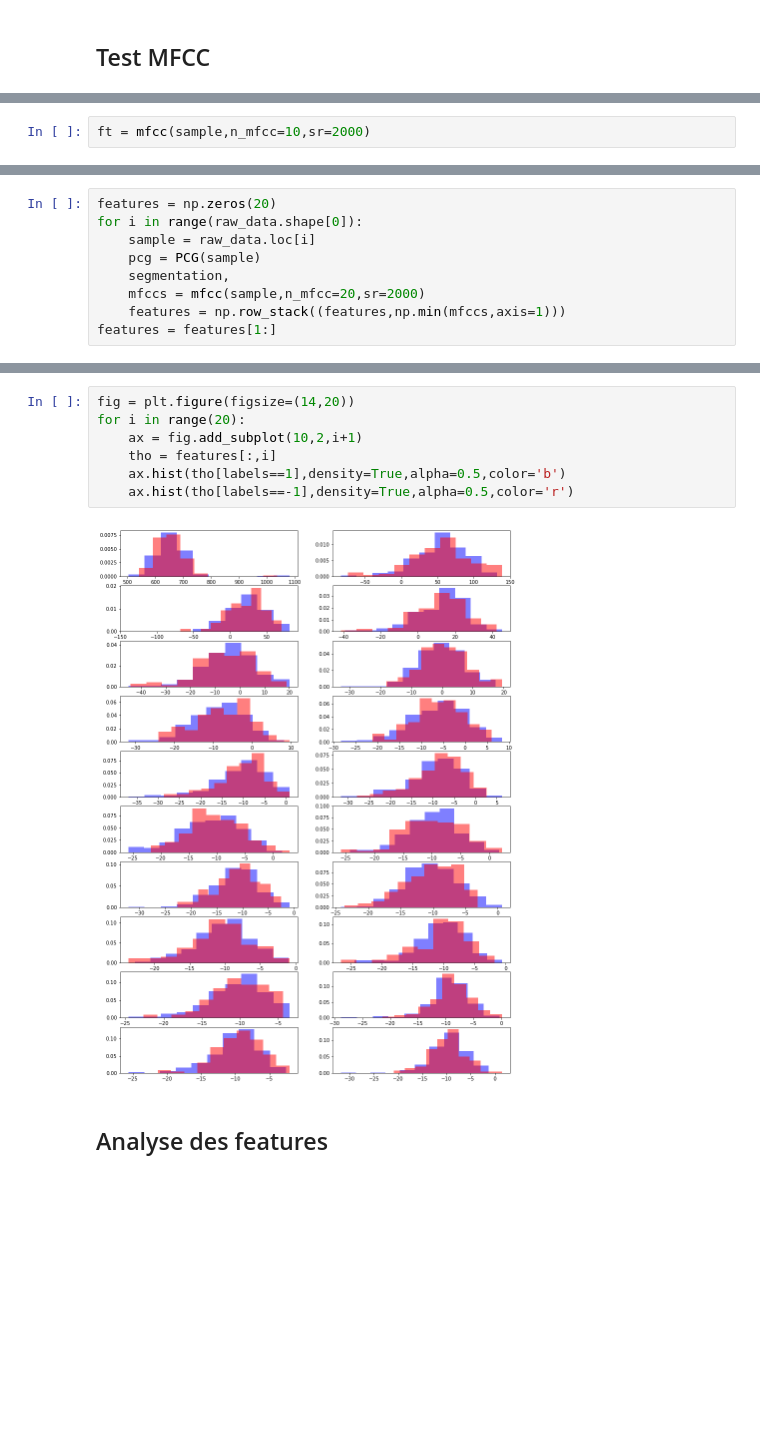
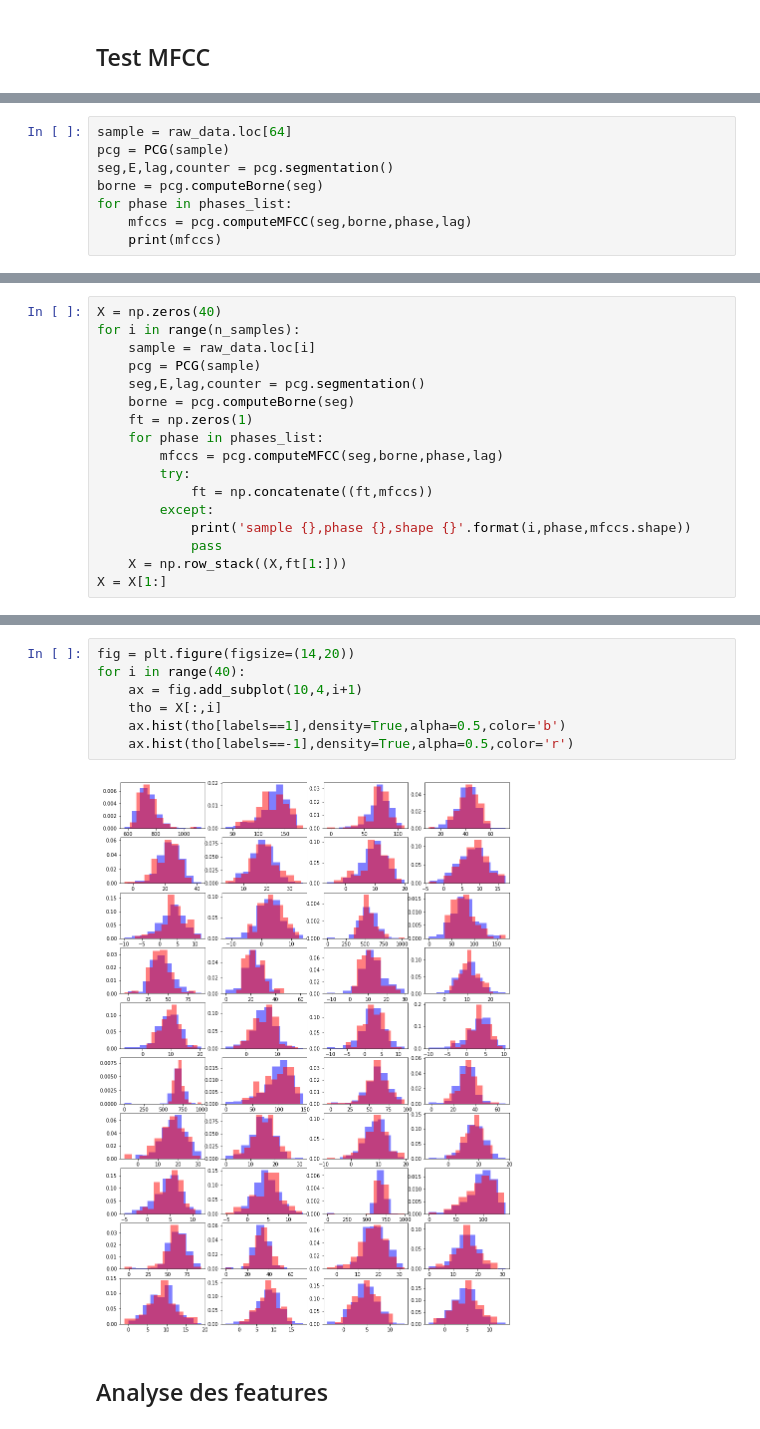
Before and after one commit to aymericfloyrac/Python_for_datascience, a Jupyter notebook: Projet Python.ipynb, the cells around one changed output, grey strips where cells are left out. Saved outputs shown, nothing was run; the diff lists cells and outputs as text; blank space fills up the shorter version.

```diff
--- a/Projet Python.ipynb
+++ b/Projet Python.ipynb
@@ -337,2 +352,0 @@ sample = np.asarray(sample[~np.isnan(sample)])
-# %%
-ft = mfcc(sample,n_mfcc=10,sr=2000)
@@ -350,9 +353,8 @@ array([647.33492029, 114.0703916 ,  36.1247586 ,  48.87027868,
-# %%
-features = np.zeros(20)
-for i in range(raw_data.shape[0]):
-    sample = raw_data.loc[i]
-    pcg = PCG(sample)
-    segmentation,
-    mfccs = mfcc(sample,n_mfcc=20,sr=2000)
-    features = np.row_stack((features,np.min(mfccs,axis=1)))
-features = features[1:]
+# %%
+sample = raw_data.loc[64]
+pcg = PCG(sample)
+seg,E,lag,counter = pcg.segmentation()
+borne = pcg.computeBorne(seg)
+for phase in phases_list:
+    mfccs = pcg.computeMFCC(seg,borne,phase,lag)
+    print(mfccs)
@@ -358,0 +367,17 @@ features = features[1:]
+# %%
+X = np.zeros(40)
+for i in range(n_samples):
+    sample = raw_data.loc[i]
+    pcg = PCG(sample)
+    seg,E,lag,counter = pcg.segmentation()
+    borne = pcg.computeBorne(seg)
+    ft = np.zeros(1)
+    for phase in phases_list:
+        mfccs = pcg.computeMFCC(seg,borne,phase,lag)
+        try:
+            ft = np.concatenate((ft,mfccs))
+        except:
+            print('sample {},phase {},shape {}'.format(i,phase,mfccs.shape))
+            pass
+    X = np.row_stack((X,ft[1:]))
+X = X[1:]
@@ -359,11 +388,11 @@ features = features[1:]
 # %%
 fig = plt.figure(figsize=(14,20))
-for i in range(20):
-    ax = fig.add_subplot(10,2,i+1)
-    tho = features[:,i]
+for i in range(40):
+    ax = fig.add_subplot(10,4,i+1)
+    tho = X[:,i]
     ax.hist(tho[labels==1],density=True,alpha=0.5,color='b')
     ax.hist(tho[labels==-1],density=True,alpha=0.5,color='r')
 # %% [output]
-[figure, old version]
+[figure, new version]
 # %% [markdown]
 ## Analyse des features
```
Also changed, not shown: parts of 34 cells of this notebook.
